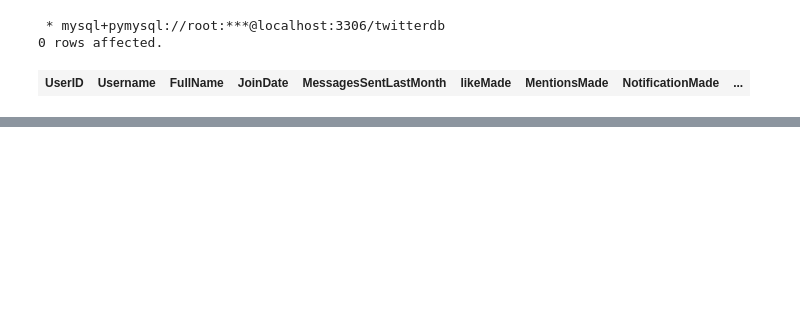
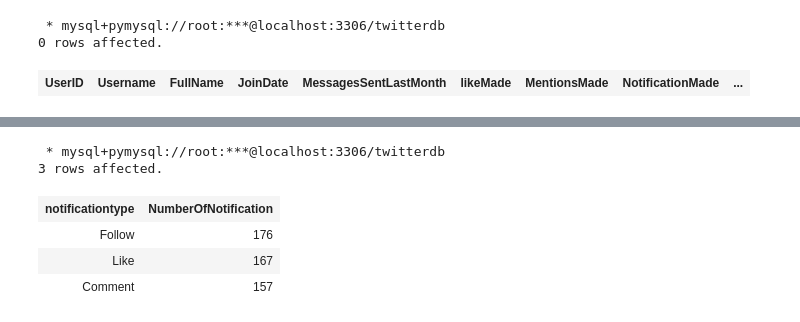
Before and after one commit to Ronald116/Data-Analysis-Projects, a Jupyter notebook: SQL/twitter_project/solution_analysis.ipynb, the cells around one changed output, grey strips where cells are left out. Drawn from its saved outputs; the diff is of its cells as text; code cells hidden in the pictures; blank space fills up the shorter version.

```diff
--- a/SQL/twitter_project/solution_analysis.ipynb
+++ b/SQL/twitter_project/solution_analysis.ipynb
@@ -372,0 +365,18 @@ ORDER BY
+# %%
+%%sql
+SELECT
+    notificationtype,
+    COUNT(notificationID) AS NumberOfNotification
+FROM
+    notifications
+GROUP BY
+    notificationtype
+ORDER BY
+    NumberOfNotification DESC;
+# %% [output]
+ * mysql+pymysql://root:***@localhost:3306/twitterdb
+3 rows affected.
+| notificationtype | NumberOfNotification |
+| Follow | 176 |
+| Like | 167 |
+| Comment | 157 |
```
Also changed, not shown: parts of 3 cells of this notebook.
